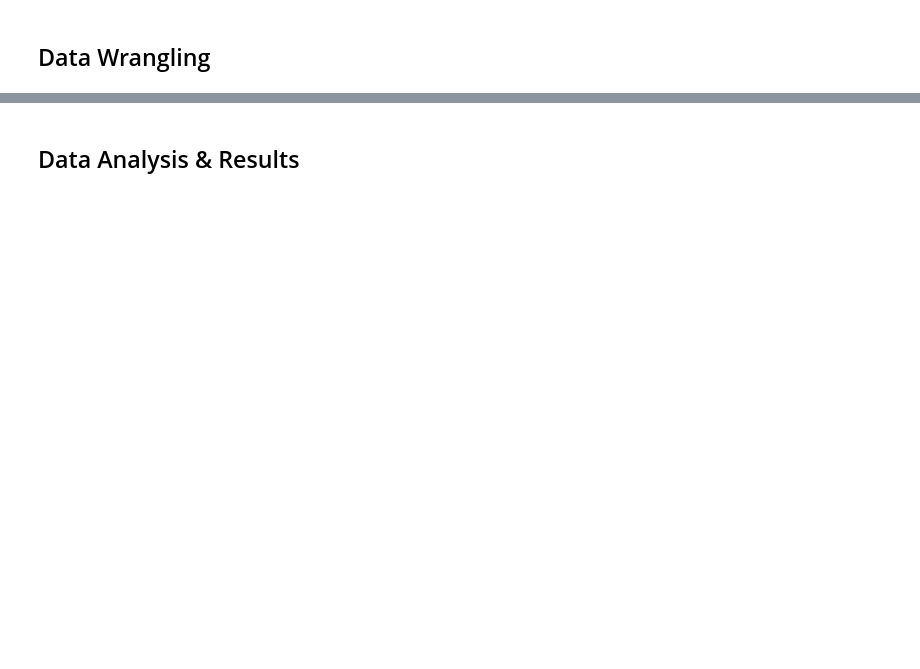
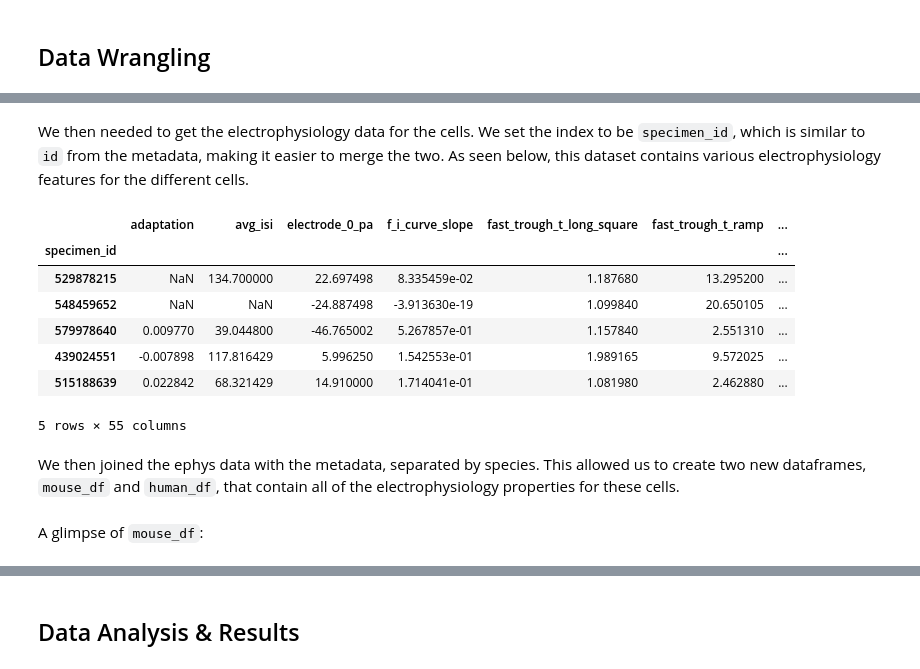
Before and after one commit to kushiu/Cell-Types-Project, a Jupyter notebook: CellTypesProject_template.ipynb, the cells around one changed output, grey strips where cells are left out. Saved outputs shown, nothing was run; the diff lists cells and outputs as text; code cells hidden in the pictures; blank space fills up the shorter version.

```diff
--- a/CellTypesProject_template.ipynb
+++ b/CellTypesProject_template.ipynb
@@ -43,0 +45,7 @@ Describe your data wrangling steps here.
+# %%
+from allensdk.core.cell_types_cache import CellTypesCache
+from allensdk.api.queries.cell_types_api import CellTypesApi
+ctc = CellTypesCache(manifest_file='cell_types/manifest.json')
+
+mouse_cells = pd.DataFrame(ctc.get_cells(species=['Mus musculus'])).set_index('id')
+human_cells = pd.DataFrame(ctc.get_cells(species=['Homo Sapiens'])).set_index('id')
@@ -43,0 +81,16 @@ Describe your data wrangling steps here.
+# %% [markdown]
+We then needed to get the electrophysiology data for the cells. We set the index to be `specimen_id`, which is similar to `id` from the metadata, making it easier to merge the two. As seen below, this dataset contains various electrophysiology features for the different cells.
+# %%
+ephys_features = pd.DataFrame(ctc.get_ephys_features()).set_index('specimen_id')
+ephys_features.head(5)
+# %% [output]
+|  | adaptation | avg_isi | electrode_0_pa | f_i_curve_slope | fast_trough_t_long_square | fast_trough_t_ramp | ... |
+| specimen_id |  |  |  |  |  |  | ... |
+| 529878215 | NaN | 134.700000 | 22.697498 | 8.335459e-02 | 1.187680 | 13.295200 | ... |
+| 548459652 | NaN | NaN | -24.887498 | -3.913630e-19 | 1.099840 | 20.650105 | ... |
+| 579978640 | 0.009770 | 39.044800 | -46.765002 | 5.267857e-01 | 1.157840 | 2.551310 | ... |
+| 439024551 | -0.007898 | 117.816429 | 5.996250 | 1.542553e-01 | 1.989165 | 9.572025 | ... |
+| 515188639 | 0.022842 | 68.321429 | 14.910000 | 1.714041e-01 | 1.081980 | 2.462880 | ... |
+5 rows × 55 columns
+# %% [markdown]
+We then joined the ephys data with the metadata, separated by species. This allowed us to create two new dataframes, `mouse_df` and `human_df`, that contain all of the electrophysiology properties for these cells.
@@ -43,0 +100,2 @@ Describe your data wrangling steps here.
+# %% [markdown]
+A glimpse of `mouse_df`:
```
Also changed, not shown: parts of 31 cells of this notebook.
